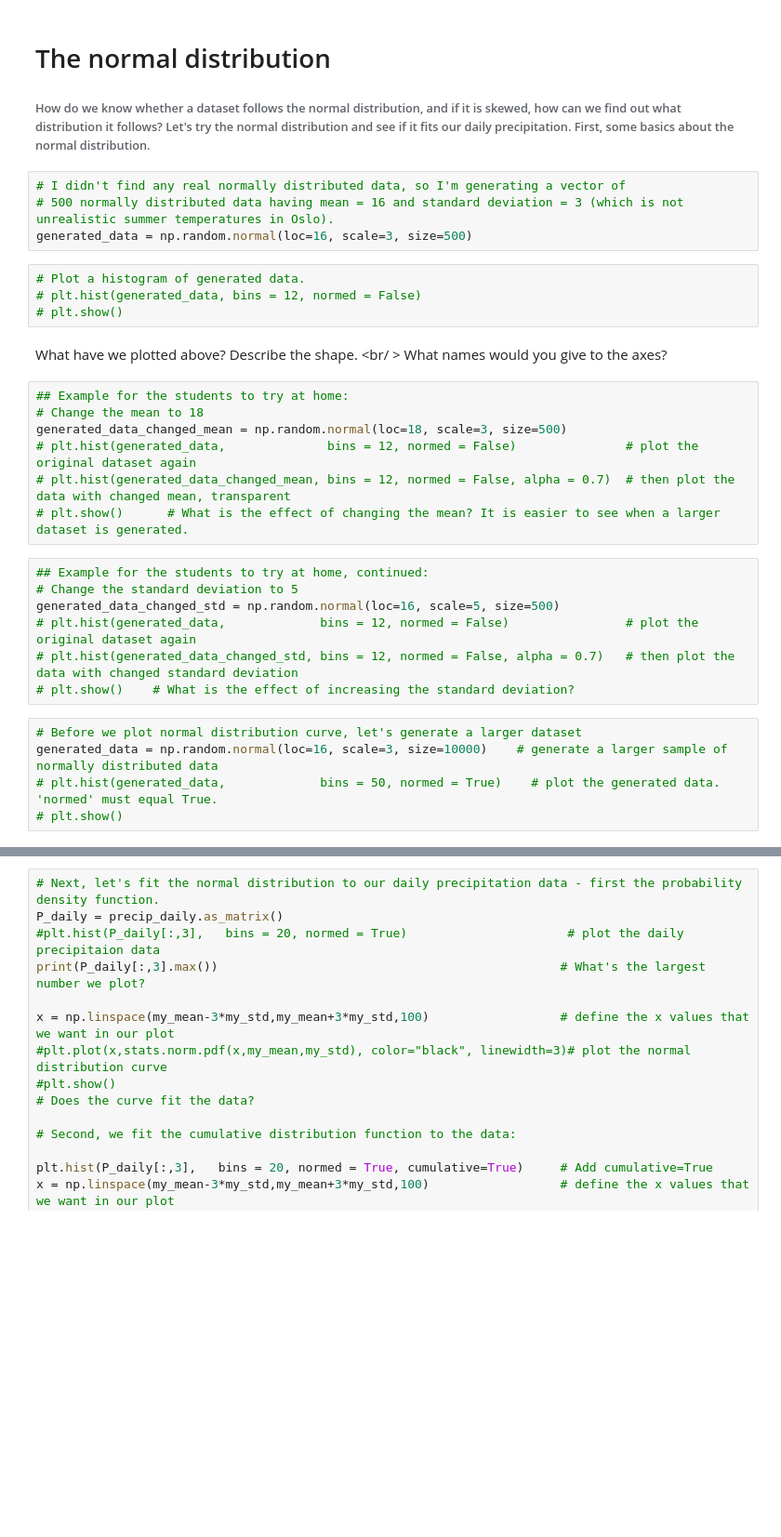
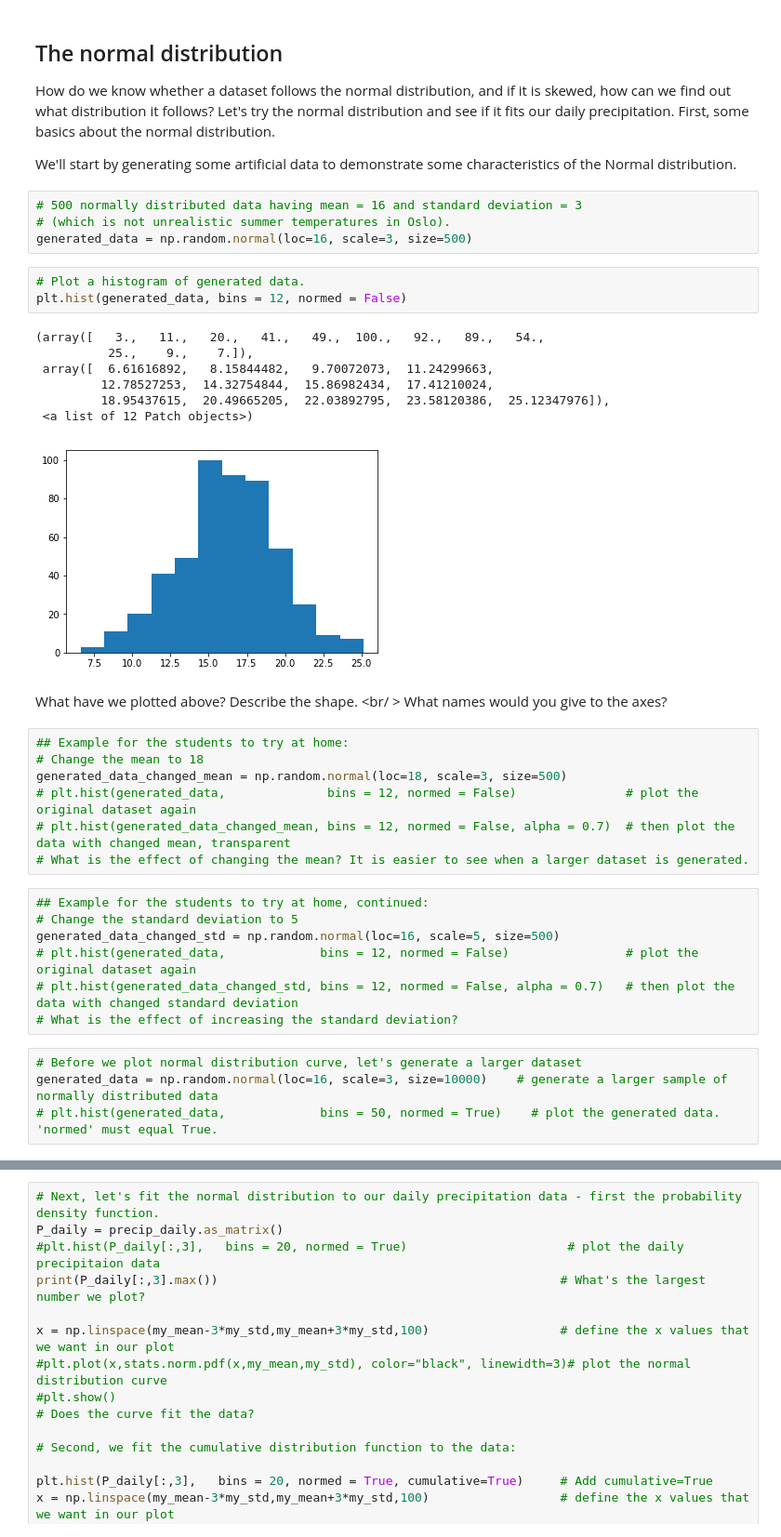
Before and after one commit to jfburkhart/geo4310, a Jupyter notebook: GEO4310-Lecture04.ipynb, the cells around one changed output, grey strips where cells are left out. Shown: that part at 93% size. Drawn from its saved outputs; the diff is of its cells as text; blank space fills up the shorter version.

```diff
--- a/GEO4310-Lecture04.ipynb
+++ b/GEO4310-Lecture04.ipynb
@@ -118,14 +116,24 @@ NameError: name 'P_daily' is not defined
 # %% [markdown]
-# The normal distribution
-###### How do we know whether a dataset follows the normal distribution, and if it is skewed, how can we find out what distribution it follows? Let's try the normal distribution and see if it fits our daily precipitation. First, some basics about the normal distribution.
+## The normal distribution
+
+How do we know whether a dataset follows the normal distribution, and if it is skewed, how can we find out what distribution it follows? Let's try the normal distribution and see if it fits our daily precipitation. First, some basics about the normal distribution.
+
+We'll start by generating some artificial data to demonstrate some characteristics of the Normal distribution.
 # %%
-# I didn't find any real normally distributed data, so I'm generating a vector of
-# 500 normally distributed data having mean = 16 and standard deviation = 3 (which is not unrealistic summer temperatures in Oslo).
+# 500 normally distributed data having mean = 16 and standard deviation = 3
+# (which is not unrealistic summer temperatures in Oslo).
 generated_data = np.random.normal(loc=16, scale=3, size=500)
 # %%
 # Plot a histogram of generated data.
-# plt.hist(generated_data, bins = 12, normed = False)
-# plt.show()
+plt.hist(generated_data, bins = 12, normed = False)
+# %% [output]
+(array([   3.,   11.,   20.,   41.,   49.,  100.,   92.,   89.,   54.,
+          25.,    9.,    7.]),
+ array([  6.61616892,   8.15844482,   9.70072073,  11.24299663,
+         12.78527253,  14.32754844,  15.86982434,  17.41210024,
+         18.95437615,  20.49665205,  22.03892795,  23.58120386,  25.12347976]),
+ <a list of 12 Patch objects>)
+[figure, added]
 # %% [markdown]
 What have we plotted above? Describe the shape. <br/ >
 What names would you give to the axes?
@@ -135,19 +143,18 @@ What names would you give to the axes?
 generated_data_changed_mean = np.random.normal(loc=18, scale=3, size=500)
 # plt.hist(generated_data,              bins = 12, normed = False)               # plot the original dataset again
 # plt.hist(generated_data_changed_mean, bins = 12, normed = False, alpha = 0.7)  # then plot the data with changed mean, transparent
-# plt.show()      # What is the effect of changing the mean? It is easier to see when a larger dataset is generated.
+# What is the effect of changing the mean? It is easier to see when a larger dataset is generated.
 # %%
 ## Example for the students to try at home, continued:
 # Change the standard deviation to 5
 generated_data_changed_std = np.random.normal(loc=16, scale=5, size=500)
 # plt.hist(generated_data,             bins = 12, normed = False)                # plot the original dataset again
 # plt.hist(generated_data_changed_std, bins = 12, normed = False, alpha = 0.7)   # then plot the data with changed standard deviation
-# plt.show()    # What is the effect of increasing the standard deviation?
+# What is the effect of increasing the standard deviation?
 # %%
 # Before we plot normal distribution curve, let's generate a larger dataset
 generated_data = np.random.normal(loc=16, scale=3, size=10000)    # generate a larger sample of normally distributed data
 # plt.hist(generated_data,             bins = 50, normed = True)    # plot the generated data. 'normed' must equal True.
-# plt.show()
 # %%
 # Plot the normal distribution curve.
 # To do this, we need to import matplotlib.mlab as mlab and use the function normpdf
```
Also changed, not shown: parts of 13 cells of this notebook, 2 other files.
